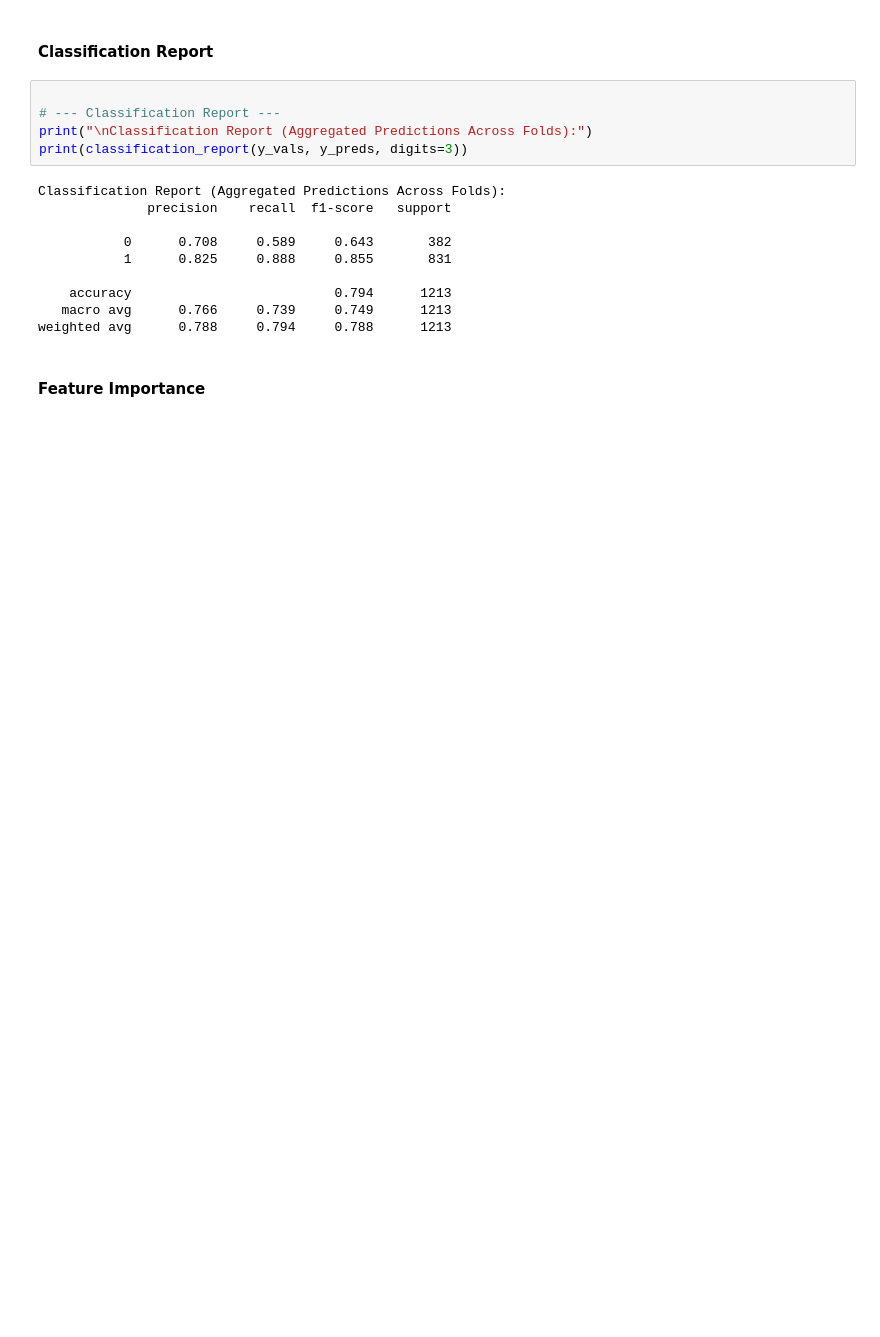
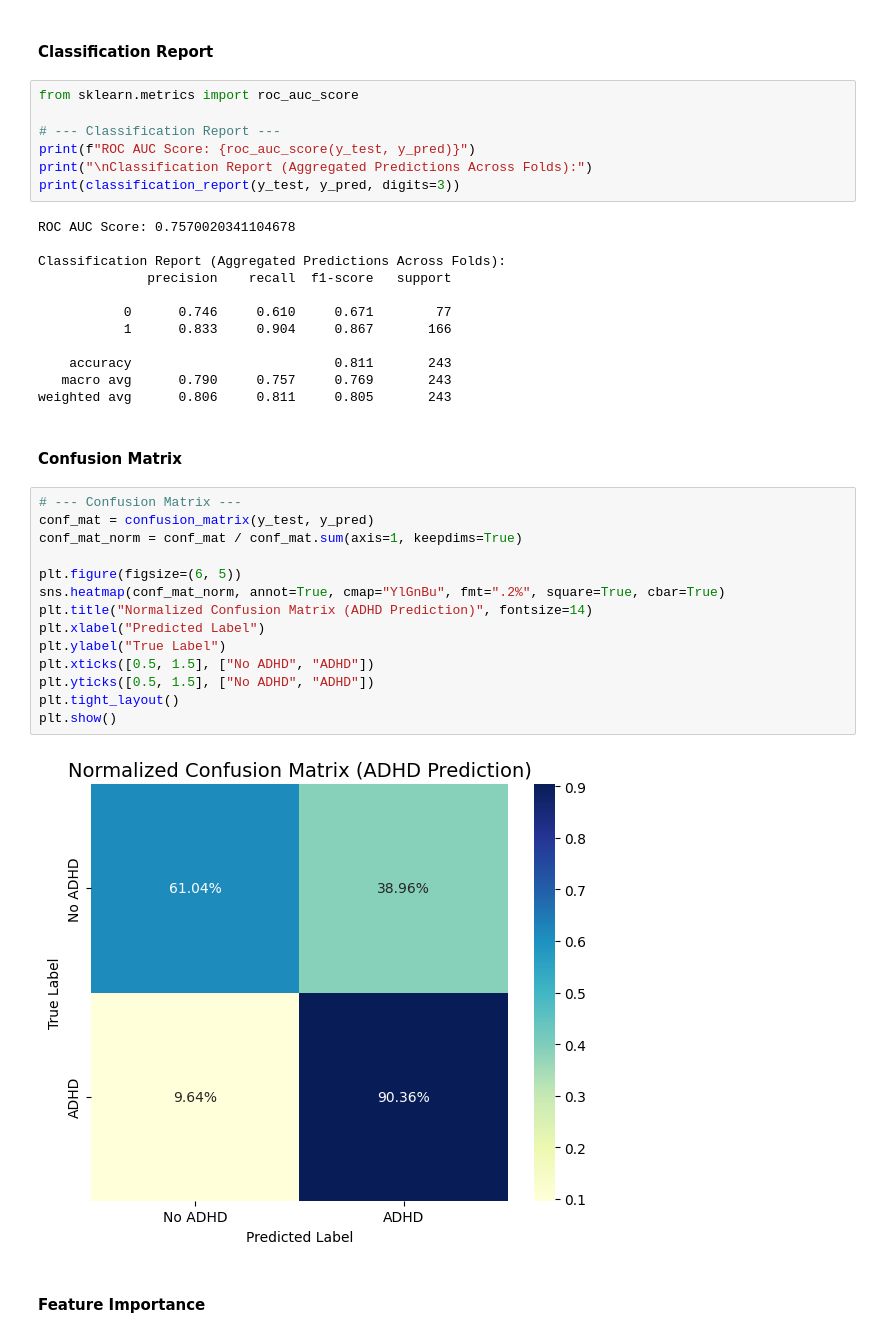
Before and after one commit to wendycarv/adhdDiagnosis, a Jupyter notebook: random_forest.ipynb, the cells around one changed output. Saved outputs shown, nothing was run; the diff lists cells and outputs as text; blank space fills up the shorter version.

```diff
--- a/random_forest.ipynb
+++ b/random_forest.ipynb
@@ -113,20 +71,42 @@ plt.show()
 # %% [markdown]
 #### Classification Report
 # %%
+from sklearn.metrics import roc_auc_score
 
 # --- Classification Report ---
+print(f"ROC AUC Score: {roc_auc_score(y_test, y_pred)}")
 print("\nClassification Report (Aggregated Predictions Across Folds):")
-print(classification_report(y_vals, y_preds, digits=3))
+print(classification_report(y_test, y_pred, digits=3))
 # %% [output]
+ROC AUC Score: 0.7570020341104678
+
 Classification Report (Aggregated Predictions Across Folds):
               precision    recall  f1-score   support
 
-           0      0.708     0.589     0.643       382
-           1      0.825     0.888     0.855       831
+           0      0.746     0.610     0.671        77
+           1      0.833     0.904     0.867       166
 
-    accuracy                          0.794      1213
-   macro avg      0.766     0.739     0.749      1213
-weighted avg      0.788     0.794     0.788      1213
+    accuracy                          0.811       243
+   macro avg      0.790     0.757     0.769       243
+weighted avg      0.806     0.811     0.805       243
+# %% [markdown]
+#### Confusion Matrix
+# %%
+# --- Confusion Matrix ---
+conf_mat = confusion_matrix(y_test, y_pred)
+conf_mat_norm = conf_mat / conf_mat.sum(axis=1, keepdims=True)
+
+plt.figure(figsize=(6, 5))
+sns.heatmap(conf_mat_norm, annot=True, cmap="YlGnBu", fmt=".2%", square=True, cbar=True)
+plt.title("Normalized Confusion Matrix (ADHD Prediction)", fontsize=14)
+plt.xlabel("Predicted Label")
+plt.ylabel("True Label")
+plt.xticks([0.5, 1.5], ["No ADHD", "ADHD"])
+plt.yticks([0.5, 1.5], ["No ADHD", "ADHD"])
+plt.tight_layout()
+plt.show()
+# %% [output]
+[figure, new version]
 # %% [markdown]
 #### Feature Importance
 # %%
```
Also changed, not shown: parts of 7 cells of this notebook.
